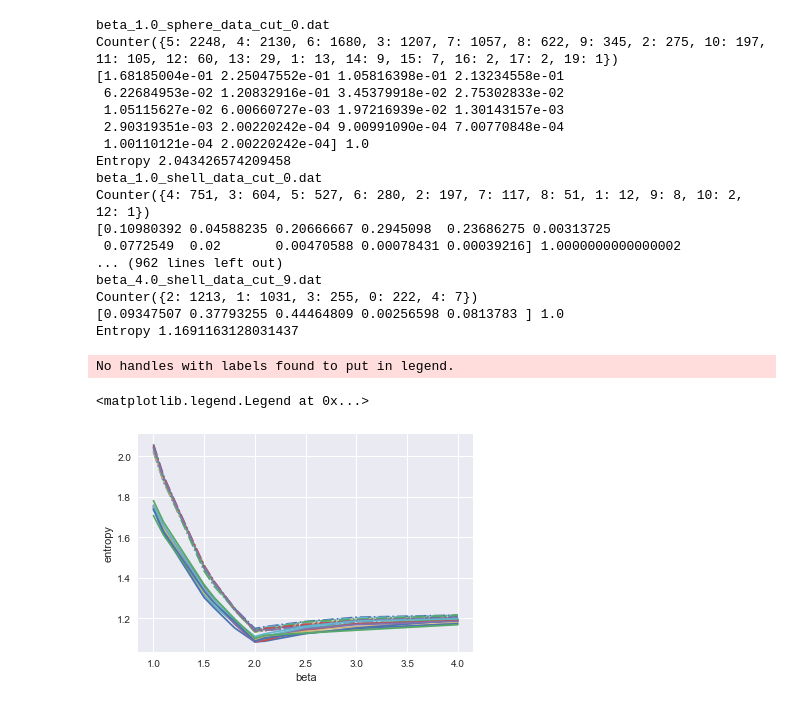
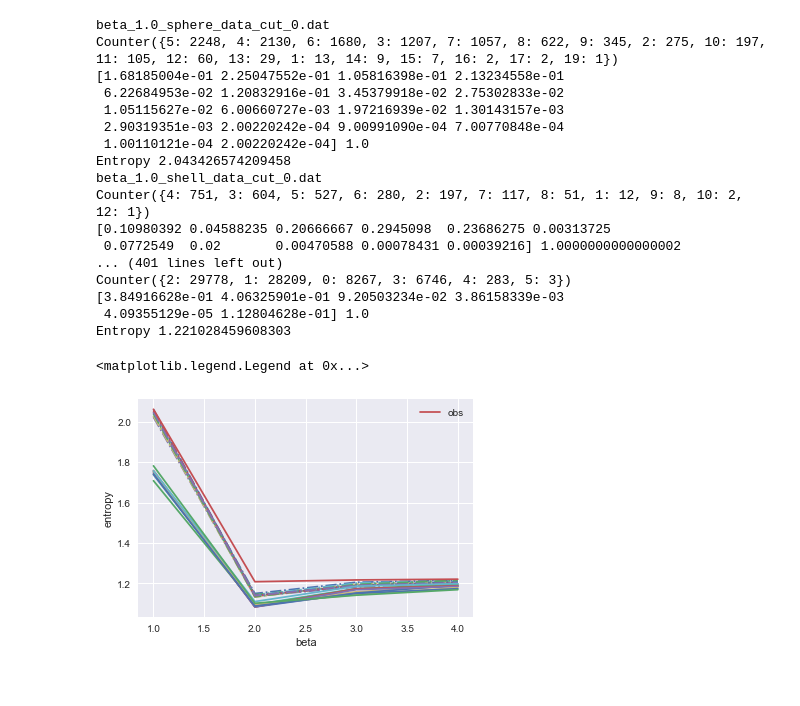
Before and after one commit to forero/abacus, a Jupyter notebook: nb/entropy.ipynb, the cells around one changed output. Drawn from its saved outputs; the diff is of its cells as text; code cells hidden in the pictures.

Commit message:
obs values

```diff
--- a/nb/entropy.ipynb
+++ b/nb/entropy.ipynb
@@ -54,7 +112,8 @@ def compute_skeleton_entropy(beta=10.0, cut_id=0, cut_type='sphere'):
 # %%
 sphere_entropy_values = {}
 shell_entropy_values = {}
-beta_values = np.array([1.0, 1.1, 1.5, 1.6, 1.8, 2.0, 2.1, 2.5, 3.0, 4.0])
+obs_entropy_values = {}
+beta_values = np.array([1.0, 2.0, 3.0, 4.0])
 
 for cut_id in range(10):
     sphere_entropy_values[cut_id] = np.zeros(len(beta_values))
@@ -62,6 +121,10 @@ for cut_id in range(10):
     for i in range(len(beta_values)):
         sphere_entropy_values[cut_id][i] = compute_skeleton_entropy(beta=beta_values[i], cut_id=cut_id)
         shell_entropy_values[cut_id][i] = compute_skeleton_entropy(beta=beta_values[i], cut_id=cut_id, cut_type='shell')
+
+obs_entropy_values[0] = np.zeros(len(beta_values))
+for i in range(len(beta_values)):
+    obs_entropy_values[0][i] = compute_skeleton_entropy_obs(beta=beta_values[i])
 # %% [output]
 beta_1.0_sphere_data_cut_0.dat
 Counter({5: 2248, 4: 2130, 6: 1680, 3: 1207, 7: 1057, 8: 622, 9: 345, 2: 275, 10: 197, 11: 105, 12: 60, 13: 29, 1: 13, 14: 9, 15: 7, 16: 2, 17: 2, 19: 1})
@@ -75,23 +138,23 @@ beta_1.0_shell_data_cut_0.dat
 Counter({4: 751, 3: 604, 5: 527, 6: 280, 2: 197, 7: 117, 8: 51, 1: 12, 9: 8, 10: 2, 12: 1})
 [0.10980392 0.04588235 0.20666667 0.2945098  0.23686275 0.00313725
  0.0772549  0.02       0.00470588 0.00078431 0.00039216] 1.0000000000000002
-... (962 lines left out)
-beta_4.0_shell_data_cut_9.dat
-Counter({2: 1213, 1: 1031, 3: 255, 0: 222, 4: 7})
-[0.09347507 0.37793255 0.44464809 0.00256598 0.0813783 ] 1.0
-Entropy 1.1691163128031437
+... (401 lines left out)
+Counter({2: 29778, 1: 28209, 0: 8267, 3: 6746, 4: 283, 5: 3})
+[3.84916628e-01 4.06325901e-01 9.20503234e-02 3.86158339e-03
+ 4.09355129e-05 1.12804628e-01] 1.0
+Entropy 1.221028459608303
 # %%
 for i in range(10):
     plt.plot(beta_values, sphere_entropy_values[i], linestyle='-.')#, label=str(i)+' sphere', linestyle='-.')
 for i in range(10):
     plt.plot(beta_values, shell_entropy_values[i])#, label=str(i)+' shell')
+plt.plot(beta_values, obs_entropy_values[0], label='obs')
 plt.xlabel('beta')
 plt.ylabel('entropy')
 plt.legend()
 # %% [output]
-No handles with labels found to put in legend.
+<matplotlib.legend.Legend at 0x...>
-<matplotlib.legend.Legend at 0x...>
-[figure, old version]
+[figure, new version]
 # %%
 for i in range(10):
     plt.plot(beta_values, sphere_entropy_values[i]-shell_entropy_values[i], linestyle='-.')#, label=str(i)+' sphere', linestyle='-.')
```
Also changed, not shown: parts of 4 cells of this notebook.
